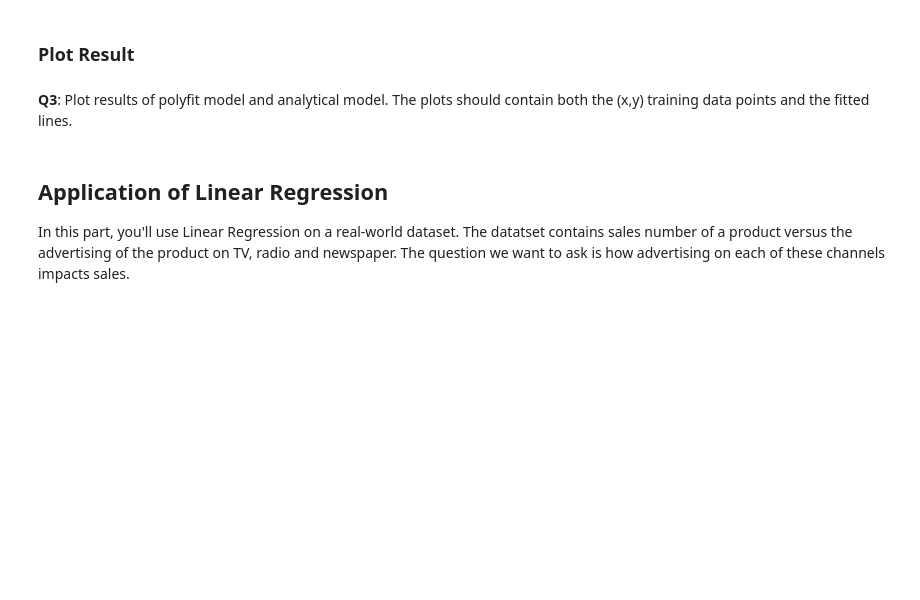
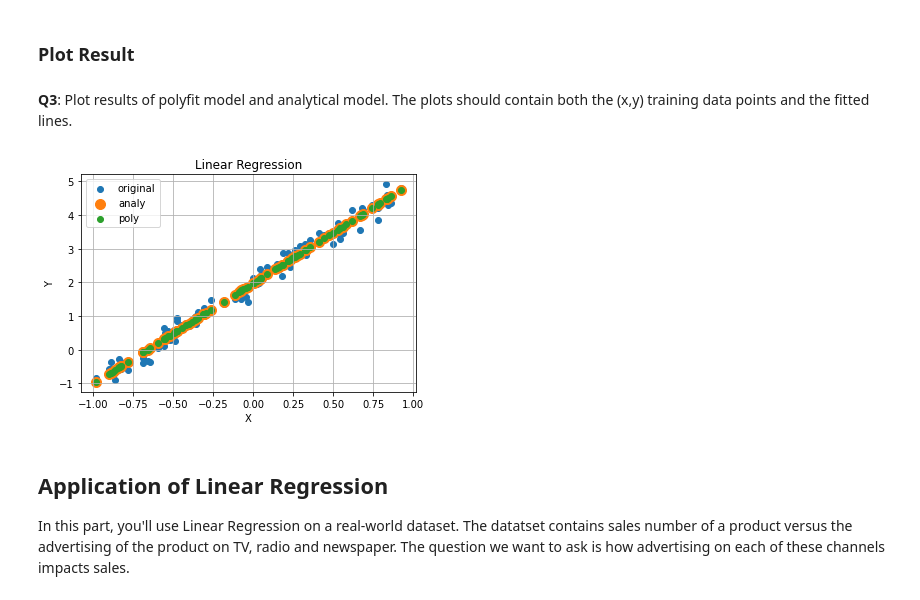
Before and after one commit to yeb2Binfang/ECE-GY-9163-ML-cyber, a Jupyter notebook: Lab/MLSec_Lab0.ipynb, the cells around one changed output. Saved outputs shown, nothing was run; the diff lists cells and outputs as text; code cells hidden in the pictures; blank space fills up the shorter version.

```diff
--- a/Lab/MLSec_Lab0.ipynb
+++ b/Lab/MLSec_Lab0.ipynb
@@ -37,0 +36,12 @@ analyticalModel = np.array([beta0,beta1])
+# %%
+#Analytical model
+xm = np.mean(xd)
+ym = np.mean(yd)
+syy = np.mean((yd-ym)**2)
+syx = np.mean((yd-ym)*(xd-xm))
+sxx = np.mean((xd-xm)**2)
+beta1 = syx/sxx
+beta0 = ym - beta1*xm
+analyticalModel = np.array([beta0,beta1])
+print(beta1)
+print(beta0)
@@ -45,15 +58,19 @@ analyticalModel = np.array([beta0,beta1])
 #evaluate your model
 
 # new data
-xplot = # generate uniform points between -1 and 1
+# generate uniform points between -1 and 1
+xplot = np.random.uniform(-1,1,nsamp);
 
 # prediction
-ypredict = # get prediction on data xplot
+# get prediction on data xplot
+ypredict = beta0 + beta1*xd
 # %% [markdown]
 **Polyfit Model Prediction**
 # %%
-polyfitModel = #use the polyfit function
-yfit = # use the polyval function to evaluate polyfitModel at x = xplot
+#use the polyfit function
+polyfitModel = poly.polyfit(xd,yd,1)
+# use the polyval function to evaluate polyfitModel at x = xplot
+yfit = poly.polyval(xd, polyfitModel)
 # %% [markdown]
 ### Plot Result
 # %% [markdown]
@@ -61,16 +78,19 @@ yfit = # use the polyval function to evaluate polyfitModel at x = xplot
 # %%
 #plot your results
 fig, ax = plt.subplots()
 ax.scatter(xd, yd)
 
 # Plot polyfit model and analytical model result:
 # Your Code
-
-
+ax.scatter(xd, ypredict,s=100)
+ax.scatter(xd,yfit)
+ax.legend(["original","analy","poly"])
 ax.set(xlabel='X', ylabel='Y',
        title='Linear Regression')
 ax.grid()
 plt.show()
+# %% [output]
+[figure, added]
 # %% [markdown]
 ## Application of Linear Regression
 
```
Also changed, not shown: parts of 12 cells of this notebook.
